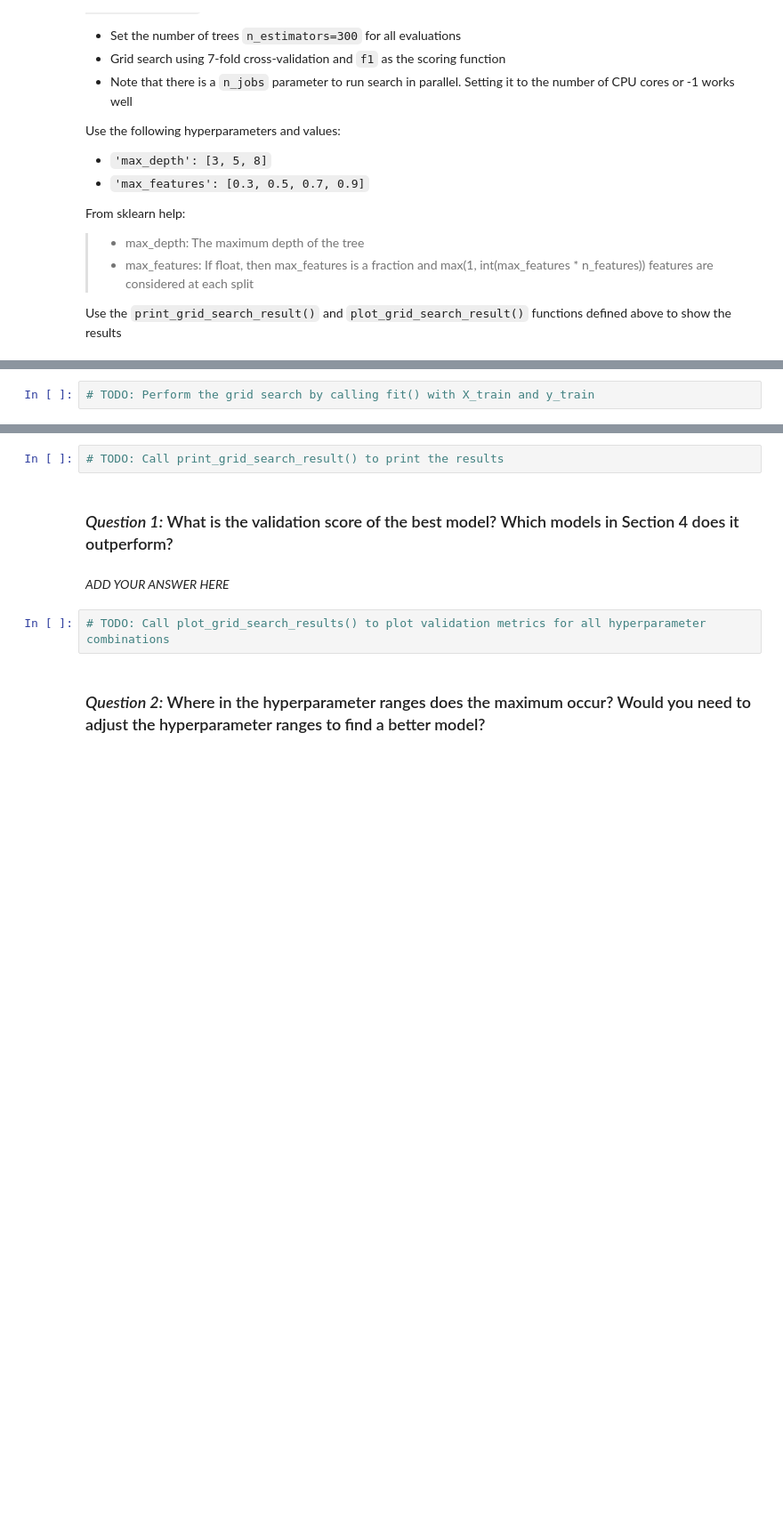
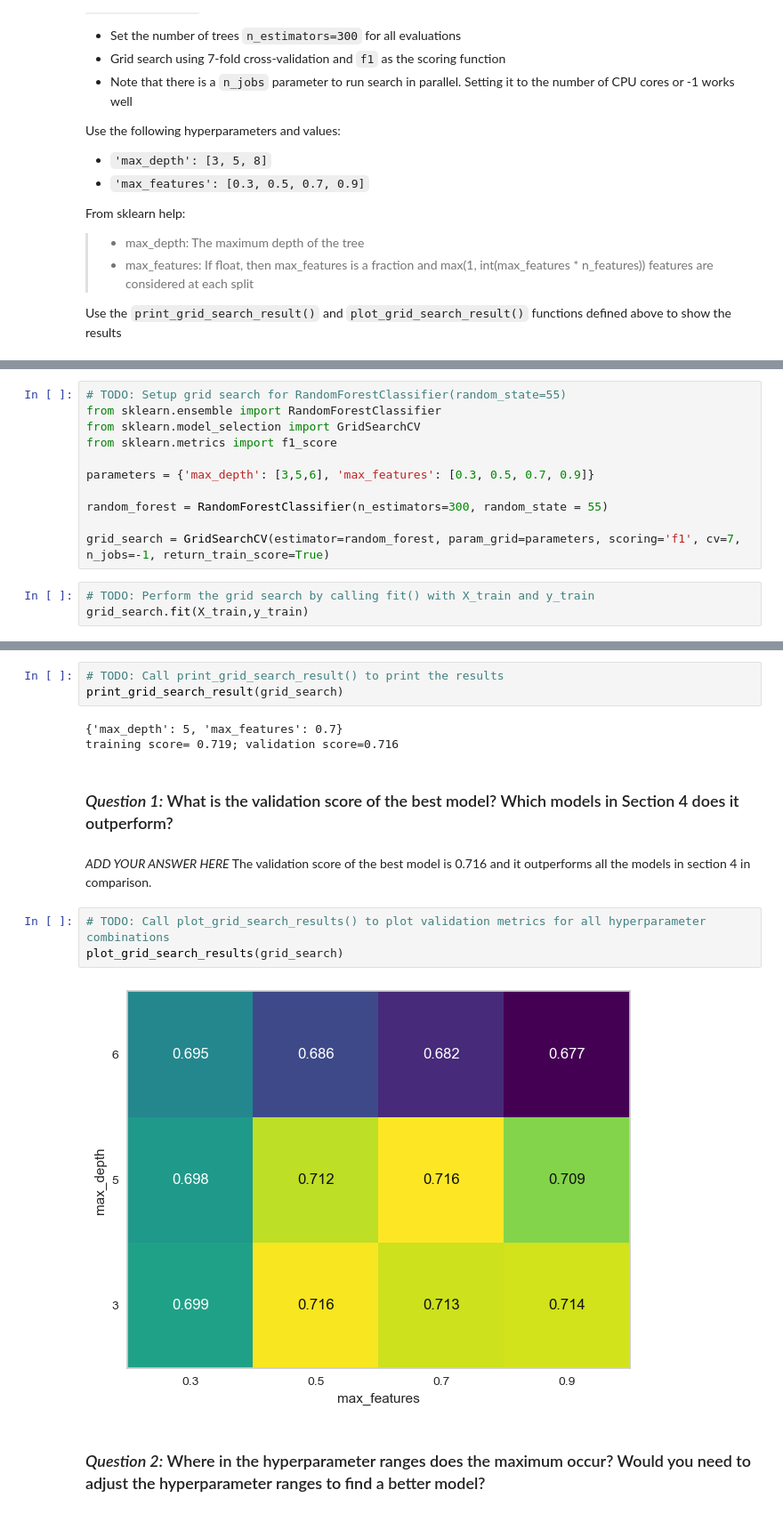
Before and after one commit to hjdsouza/ENSF-611, a Jupyter notebook: lab3/Lab3-1.ipynb, the cells around one changed output, grey strips where cells are left out. Shown at 89% size. Drawn from its saved outputs; the diff is of its cells as text; blank space fills up the shorter version.

```diff
--- a/lab3/Lab3-1.ipynb
+++ b/lab3/Lab3-1.ipynb
@@ -238,2 +254,14 @@ Use the `print_grid_search_result()` and `plot_grid_search_result()` functions d
+# %%
+# TODO: Setup grid search for RandomForestClassifier(random_state=55)
+from sklearn.ensemble import RandomForestClassifier
+from sklearn.model_selection import GridSearchCV
+from sklearn.metrics import f1_score
+
+parameters = {'max_depth': [3,5,6], 'max_features': [0.3, 0.5, 0.7, 0.9]}
+
+random_forest = RandomForestClassifier(n_estimators=300, random_state = 55)
+
+grid_search = GridSearchCV(estimator=random_forest, param_grid=parameters, scoring='f1', cv=7, n_jobs=-1, return_train_score=True)
 # %%
 # TODO: Perform the grid search by calling fit() with X_train and y_train
+grid_search.fit(X_train,y_train)
@@ -240,10 +276,18 @@ Use the `print_grid_search_result()` and `plot_grid_search_result()` functions d
 # %%
 # TODO: Call print_grid_search_result() to print the results
+print_grid_search_result(grid_search)
+# %% [output]
+{'max_depth': 5, 'max_features': 0.7}
+training score= 0.719; validation score=0.716
 # %% [markdown]
 ### *Question 1:* What is the validation score of the best model? Which models in Section 4 does it outperform?
-# %% [markdown]
-*ADD YOUR ANSWER HERE*
+# %% [markdown]
+*ADD YOUR ANSWER HERE*
+The validation score of the best model is 0.716 and it outperforms all the models in section 4 in comparison.
 # %%
 # TODO: Call plot_grid_search_results() to plot validation metrics for all hyperparameter combinations
+plot_grid_search_results(grid_search)
+# %% [output]
+[figure, added]
 # %% [markdown]
 ### *Question 2:* Where in the hyperparameter ranges does the maximum occur? Would you need to adjust the hyperparameter ranges to find a better model?
```
Also changed, not shown: parts of 17 cells of this notebook.
